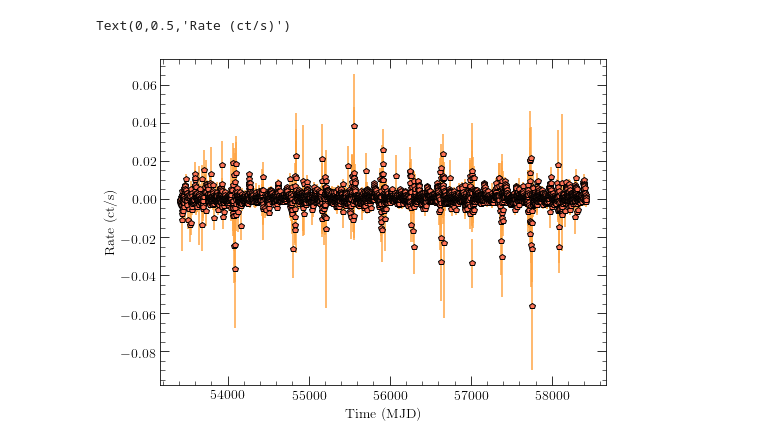
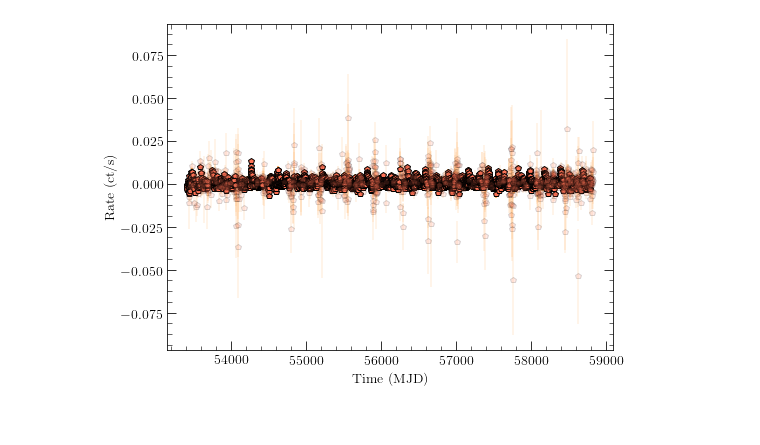
Before and after one commit to kcdage/prophet-rapidburster, a Jupyter notebook: rapid_burster.ipynb, the cells around one changed output. Drawn from its saved outputs; the diff is of its cells as text; code cells hidden in the pictures.

```diff
--- a/rapid_burster.ipynb
+++ b/rapid_burster.ipynb
@@ -16,0 +21,9 @@ time, rate, err, year, day, staterr, syserr, data_flag, timedelexp, timedelcoded
+# %%
+# You can also directly read the web link:
+data = ascii.read('https://swift.gsfc.nasa.gov/results/transients/weak/RapidBurster.lc.txt', format='commented_header',header_start=-2)
+
+#filter out bad data
+err_avg=np.average(data['ERROR'])
+#data = ascii.read('RapidBurster.lc.txt', format='commented_header',header_start=-2)
+formatted_time = Time((data['TIME'][(data['ERROR']<err_avg)]),format='mjd',out_subfmt='date_hms').isot
+formatted_data = Table([formatted_time,data['RATE'][(data['ERROR']<err_avg)]],names=['ds','y']).to_pandas()
@@ -17,14 +32,28 @@ time, rate, err, year, day, staterr, syserr, data_flag, timedelexp, timedelcoded
 # %%
 plt.figure(figsize=(8,6))
-#plt.gca().axes.set_xticklabels([]) # To get rid of tick labels but not ticks
-plt.minorticks_on()                # To plot minor ticks
-plt.tick_params(axis='both', which='major', labelsize=14)    # To set tick label fontsize
-plt.tick_params(axis='both', which='major', length=9)        # To set tick size
-plt.tick_params(axis='both', which='minor', length=4.5)      # To set tick size
-plt.tick_params(axis='both', which='both',direction='in',right='on', top='on')   # To plot ticks inwards instead of out
-plt.errorbar(time, rate, yerr=err, fmt='p',markeredgecolor='k',ecolor=palettable.cubehelix.cubehelix3_16.mpl_colors[11],color=palettable.cubehelix.cubehelix3_16.mpl_colors[10])
+
+plt.errorbar(data['TIME']
+[(data['ERROR']<err_avg)], data['RATE']
+[(data['ERROR']<err_avg)], yerr=data['ERROR']
+[(data['ERROR']<err_avg)], fmt='p',
+             markeredgecolor='k',
+             ecolor=palettable.cubehelix.cubehelix3_16.mpl_colors[11],
+             color=palettable.cubehelix.cubehelix3_16.mpl_colors[10])
+
+plt.errorbar(data['TIME']
+[(data['ERROR']>err_avg)], data['RATE']
+[(data['ERROR']>err_avg)], yerr=data['ERROR']
+[(data['ERROR']>err_avg)], fmt='p',
+             markeredgecolor='k',
+             ecolor=palettable.cubehelix.cubehelix3_16.mpl_colors[11],
+             color=palettable.cubehelix.cubehelix3_16.mpl_colors[10], alpha=0.15)
+
+plt.minorticks_on()                                                              # To plot minor ticks
+plt.tick_params(axis='both', which='major', labelsize=14)                        # To set tick label fontsize
+plt.tick_params(axis='both', which='major', length=9)                            # To set tick size
+plt.tick_params(axis='both', which='minor', length=4.5)                          # To set tick size
+plt.tick_params(axis='both', which='both',direction='in',right=True, top=True)   # To plot ticks inwards instead of out
 plt.xlabel('Time (MJD)', fontsize=14)
-plt.ylabel('Rate (ct/s)', fontsize=14)
+plt.ylabel('Rate (ct/s)', fontsize=14);
 # %% [output]
-Text(0,0.5,'Rate (ct/s)')
-[figure, old version]
+[figure, new version]
```
Also changed, not shown: parts of 14 cells of this notebook.
